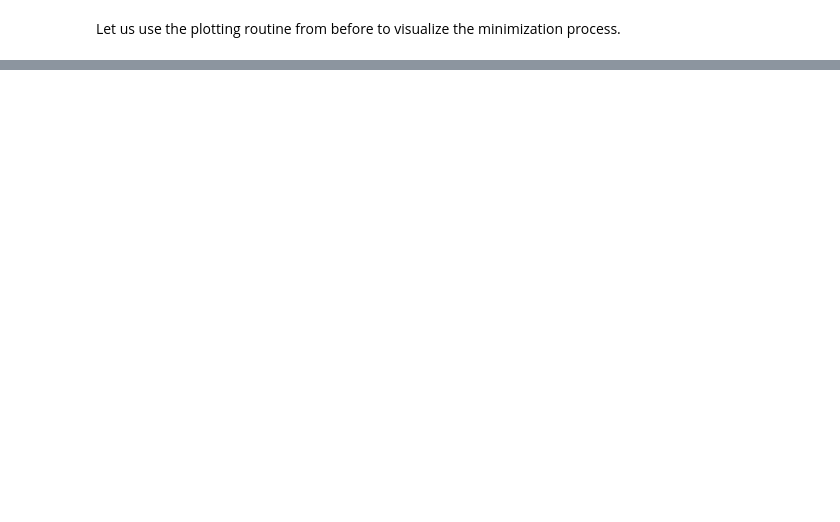
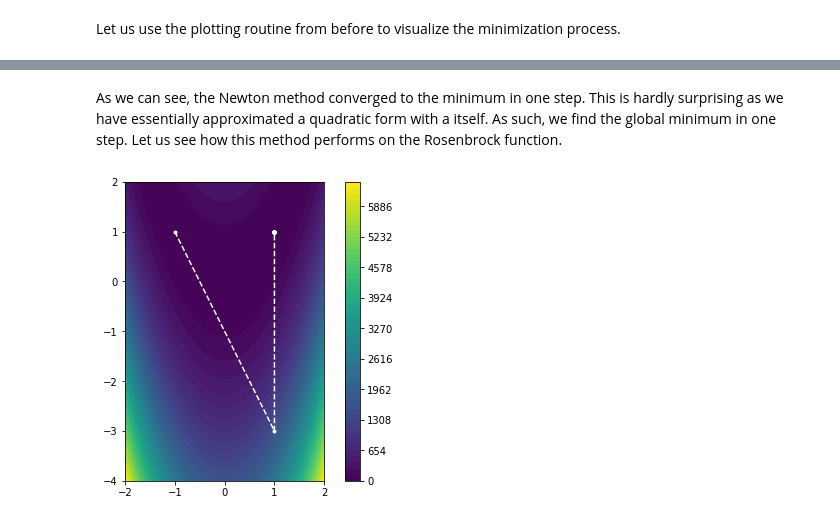
Before and after one commit to bonevbs/ml_notebooks, a Jupyter notebook: numerical_optimization.ipynb, the cells around one changed output, grey strips where cells are left out. Drawn from its saved outputs; the diff is of its cells as text; code cells hidden in the pictures; blank space fills up the shorter version.

```diff
--- a/numerical_optimization.ipynb
+++ b/numerical_optimization.ipynb
@@ -206,0 +272,13 @@ Coming from numerical linear algebra, I couldn't resist to introduce some linear
+# %% [markdown]
+As we can see, the Newton method converged to the minimum in one step. This is hardly surprising as we have essentially approximated a quadratic form with a itself. As such, we find the global minimum in one step. Let us see how this method performs on the Rosenbrock function.
+# %%
+objective_function = rosenbrock_function()
+
+x0 = torch.tensor([[-1.],[1.]], requires_grad=True)
+trace = newton_method(objective_function, x0)
+
+trace = np.array(trace)
+bounds = [np.amin(trace[:,0]) - 1., np.amax(trace[:,0]) + 1., np.amin(trace[:,1]) - 1., np.amax(trace[:,1]) + 1.]
+plot_minimizier(objective_function, bounds=bounds, trace=trace)
+# %% [output]
+[figure, added]
```
Also changed, not shown: parts of 22 cells of this notebook.
